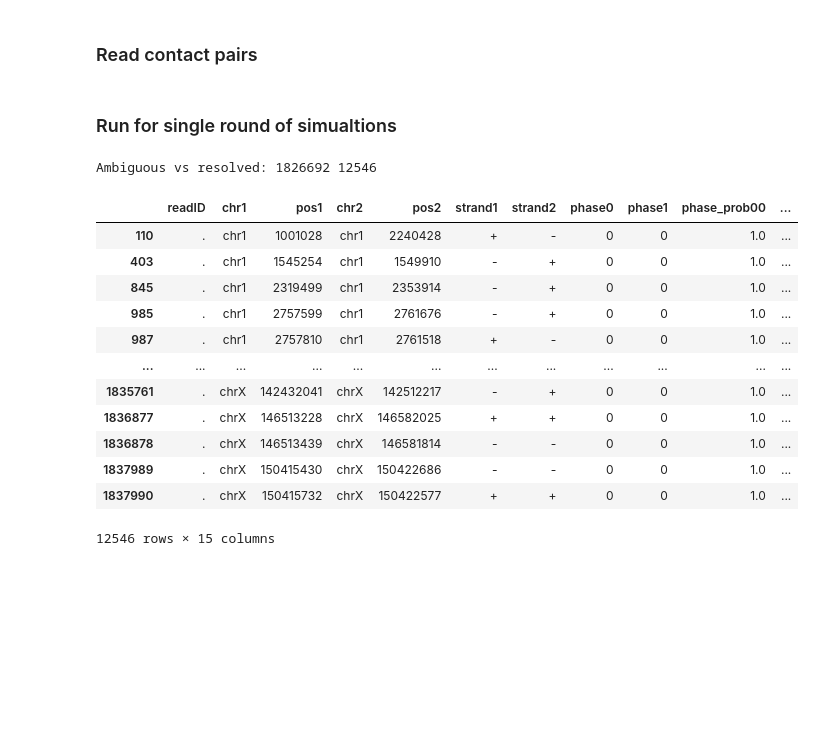
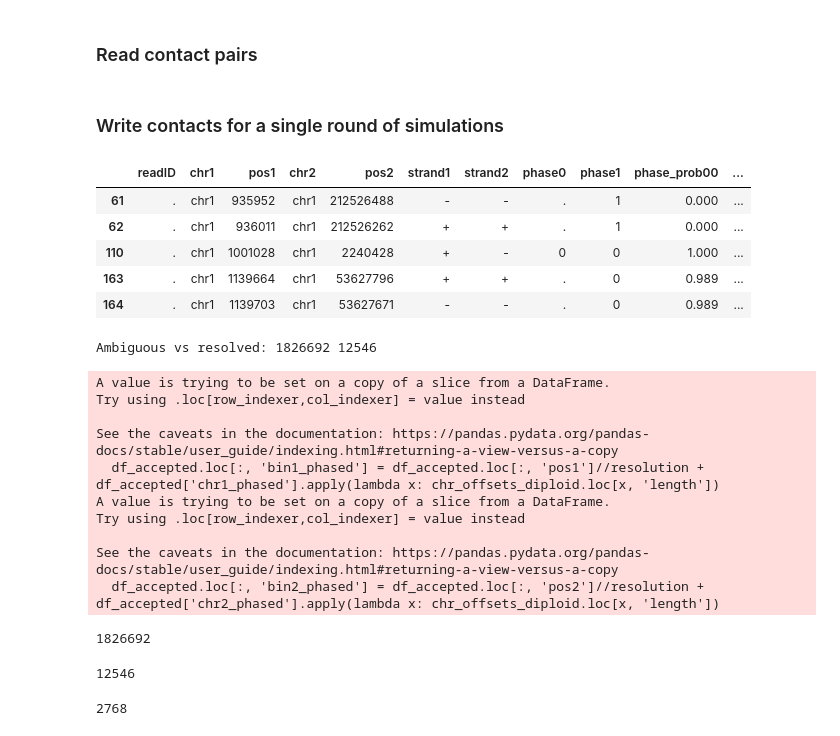
Before and after one commit to 4dn-hack-team9-2024/sc-polychrom, a Jupyter notebook: 00_read_contacts.ipynb, the cells around one changed output. Saved outputs shown, nothing was run; the diff lists cells and outputs as text; code cells hidden in the pictures; blank space fills up the shorter version.

Commit message:
First two rounds of simulations for scHi-C added.

```diff
--- a/00_read_contacts.ipynb
+++ b/00_read_contacts.ipynb
@@ -49,8 +50,9 @@ def get_beads_per_chromosomes(chromsizes, resolution):
 chromsizes_diploid = phase_chrom_sizes(chromsizes, phases=('0', '1'))
 
 # Convert genome to the bin sizes:
-resolution = 10_000
-chromsizes_res     = get_beads_per_chromosomes(chromsizes_diploid, resolution)
+resolution = 1_000_000
+chromsizes_diploid_res     = get_beads_per_chromosomes(chromsizes_diploid, resolution)
+chromsizes_res = get_beads_per_chromosomes(chromsizes, resolution)
 # %%
 # Create diploid viewframe on the genome:
 genome_viewframe_diploid = bioframe.make_viewframe(chromsizes_diploid['length'])
@@ -75,7 +76,25 @@ df.columns = columns
 df.loc[:, 'chr1'] = df.loc[:, 'chr1'].apply(lambda x: f'chr{x}')
 df.loc[:, 'chr2'] = df.loc[:, 'chr2'].apply(lambda x: f'chr{x}')
 # %% [markdown]
-### Run for single round of simualtions
+### Write contacts for a single round of simulations
+# %%
+# bin1_unphased and bin2_unphased are unphased chromosome coordinates.
+chr_offsets = chromsizes_res.cumsum().shift(1).replace(np.nan, 0).astype(int)
+
+df.loc[:, 'bin1_unphased'] = df.loc[:, 'pos1']//resolution + df['chr1'].apply(lambda x: chr_offsets[x])
+df.loc[:, 'bin2_unphased'] = df.loc[:, 'pos2']//resolution + df['chr2'].apply(lambda x: chr_offsets[x])
+# %%
+df.loc[:, 'chr1_phased'] = df.apply(lambda x: x["chr1"]+str("_"+x["phase0"] if x["phase0"]!='.' else ''), axis=1)
+df.loc[:, 'chr2_phased'] = df.apply(lambda x: x["chr2"]+str("_"+x["phase1"] if x["phase1"]!='.' else ''), axis=1)
+# %%
+df.query('phase1!="."').head()
+# %% [output]
+|  | readID | chr1 | pos1 | chr2 | pos2 | strand1 | strand2 | phase0 | phase1 | phase_prob00 | ... |
+| 61 | . | chr1 | 935952 | chr1 | 212526488 | - | - | . | 1 | 0.000 | ... |
+| 62 | . | chr1 | 936011 | chr1 | 212526262 | + | + | . | 1 | 0.000 | ... |
+| 110 | . | chr1 | 1001028 | chr1 | 2240428 | + | - | 0 | 0 | 1.000 | ... |
+| 163 | . | chr1 | 1139664 | chr1 | 53627796 | + | + | . | 0 | 0.989 | ... |
+| 164 | . | chr1 | 1139703 | chr1 | 53627671 | - | - | . | 0 | 0.989 | ... |
 # %%
 def split_pairs(df,
                 phase_cols=('phase0', 'phase1'),
@@ -121,16 +125,20 @@ df_edges = get_edges(df_accepted)
-# %%
-df_accepted
-# %% [output]
-|  | readID | chr1 | pos1 | chr2 | pos2 | strand1 | strand2 | phase0 | phase1 | phase_prob00 | ... |
-| 110 | . | chr1 | 1001028 | chr1 | 2240428 | + | - | 0 | 0 | 1.0 | ... |
-| 403 | . | chr1 | 1545254 | chr1 | 1549910 | - | + | 0 | 0 | 1.0 | ... |
-| 845 | . | chr1 | 2319499 | chr1 | 2353914 | - | + | 0 | 0 | 1.0 | ... |
-| 985 | . | chr1 | 2757599 | chr1 | 2761676 | - | + | 0 | 0 | 1.0 | ... |
-| 987 | . | chr1 | 2757810 | chr1 | 2761518 | + | - | 0 | 0 | 1.0 | ... |
-| ... | ... | ... | ... | ... | ... | ... | ... | ... | ... | ... | ... |
-| 1835761 | . | chrX | 142432041 | chrX | 142512217 | - | + | 0 | 0 | 1.0 | ... |
-| 1836877 | . | chrX | 146513228 | chrX | 146582025 | + | + | 0 | 0 | 1.0 | ... |
-| 1836878 | . | chrX | 146513439 | chrX | 146581814 | - | - | 0 | 0 | 1.0 | ... |
-| 1837989 | . | chrX | 150415430 | chrX | 150422686 | - | - | 0 | 0 | 1.0 | ... |
-| 1837990 | . | chrX | 150415732 | chrX | 150422577 | + | + | 0 | 0 | 1.0 | ... |
-12546 rows × 15 columns
+# %%
+# bin1_phased and bin2_phased are phased binned coordinates
+chr_offsets_diploid = chromsizes_diploid_res.cumsum().shift(1).replace(np.nan, 0).astype(int)
+
+df_accepted.loc[:, 'bin1_phased'] = df_accepted.loc[:, 'pos1']//resolution + df_accepted['chr1_phased'].apply(lambda x: chr_offsets_diploid.loc[x, 'length'])
+df_accepted.loc[:, 'bin2_phased'] = df_accepted.loc[:, 'pos2']//resolution + df_accepted['chr2_phased'].apply(lambda x: chr_offsets_diploid.loc[x, 'length'])
+
+# Get the edges:
+df_edges = get_edges(df_accepted)
+# %% [output]
+A value is trying to be set on a copy of a slice from a DataFrame.
+Try using .loc[row_indexer,col_indexer] = value instead
+
+See the caveats in the documentation: https://pandas.pydata.org/pandas-docs/stable/user_guide/indexing.html#returning-a-view-versus-a-copy
+  df_accepted.loc[:, 'bin1_phased'] = df_accepted.loc[:, 'pos1']//resolution + df_accepted['chr1_phased'].apply(lambda x: chr_offsets_diploid.loc[x, 'length'])
+A value is trying to be set on a copy of a slice from a DataFrame.
+Try using .loc[row_indexer,col_indexer] = value instead
+
+See the caveats in the documentation: https://pandas.pydata.org/pandas-docs/stable/user_guide/indexing.html#returning-a-view-versus-a-copy
+  df_accepted.loc[:, 'bin2_phased'] = df_accepted.loc[:, 'pos2']//resolution + df_accepted['chr2_phased'].apply(lambda x: chr_offsets_diploid.loc[x, 'length'])
@@ -137,3 +152,15 @@ df_accepted
 # %%
 #### Next steps:
 # Go from input 3D genome to the set of isolated, resolved and ambiguous contacts
+# %%
+len(df_ambiguous)
+# %% [output]
+1826692
+# %%
+len(df_accepted)
+# %% [output]
+12546
+# %%
+len(df_edges)
+# %% [output]
+2768
```
Also changed, not shown: parts of 58 cells of this notebook, 5 other files.
